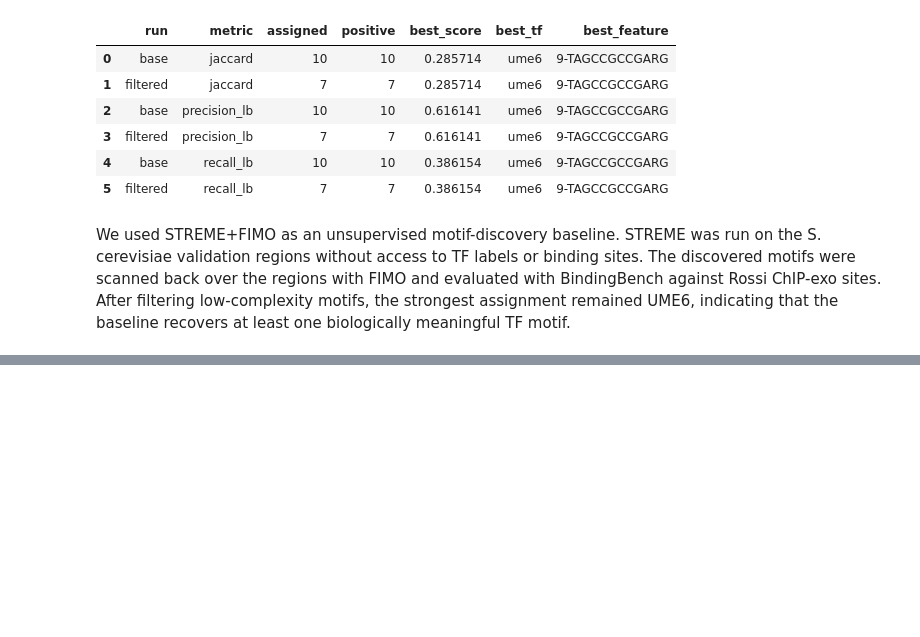
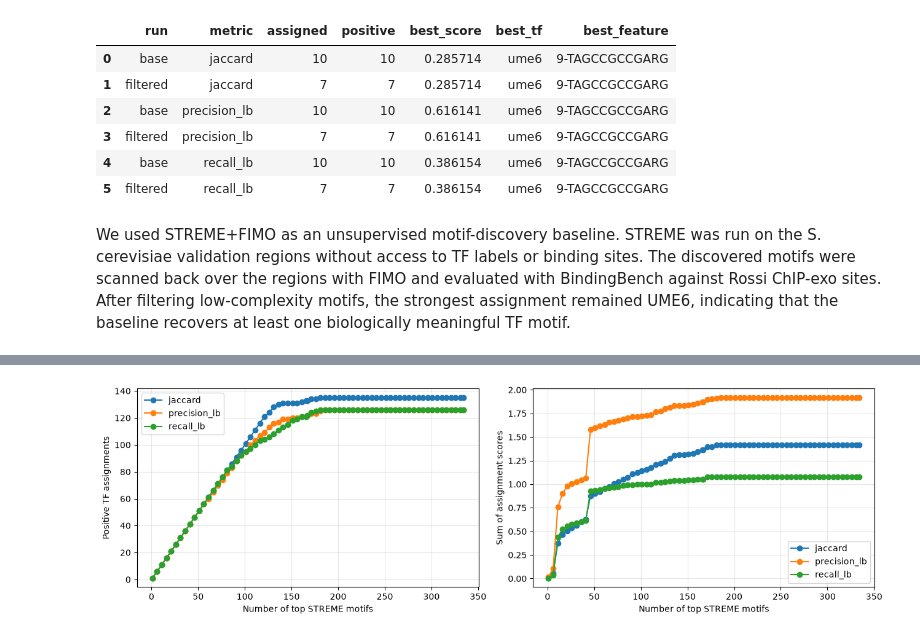
Before and after one commit to Kotronon/ML4RG_project15, a Jupyter notebook: streme_pipeline.ipynb, the cells around one changed output, grey strips where cells are left out. Saved outputs shown, nothing was run; the diff lists cells and outputs as text; code cells hidden in the pictures; blank space fills up the shorter version.

```diff
--- a/streme_pipeline.ipynb
+++ b/streme_pipeline.ipynb
@@ -817,0 +801,14 @@ We used STREME+FIMO as an unsupervised motif-discovery baseline. STREME was run
+# %%
+from pathlib import Path
+import pandas as pd
+import matplotlib.pyplot as plt
+
+run_dir = Path(
+    "/s/project/ml4rg_students/2026/project15/working/"
+    "binding_bench_runs/"
+    "fimo_streme__saccharomyces_cerevisiae_sequence_mapper_"
+    "nmotifs_200_filtered/"
+    "binding_bench/discrete/DNA_rossi_chipexo"
+)
+
+metrics = ["jaccard", "precision_lb", "recall_lb"]
@@ -817,0 +861,35 @@ We used STREME+FIMO as an unsupervised motif-discovery baseline. STREME was run
+# %%
+fig, axes = plt.subplots(1, 2, figsize=(13, 4))
+
+for metric in metrics:
+    current = curves[curves["metric"] == metric]
+
+    axes[0].plot(
+        current["rank_t"],
+        current["positive_assignments"],
+        marker="o",
+        label=metric,
+    )
+    axes[1].plot(
+        current["rank_t"],
+        current["score_sum"],
+        marker="o",
+        label=metric,
+    )
+
+axes[0].set(
+    xlabel="Number of top STREME motifs",
+    ylabel="Positive TF assignments",
+)
+axes[1].set(
+    xlabel="Number of top STREME motifs",
+    ylabel="Sum of assignment scores",
+)
+
+for ax in axes:
+    ax.legend()
+    ax.grid(alpha=0.3)
+
+plt.tight_layout()
+# %% [output]
+[figure, added]
```
Also changed, not shown: parts of 42 cells of this notebook, 3 other files.
